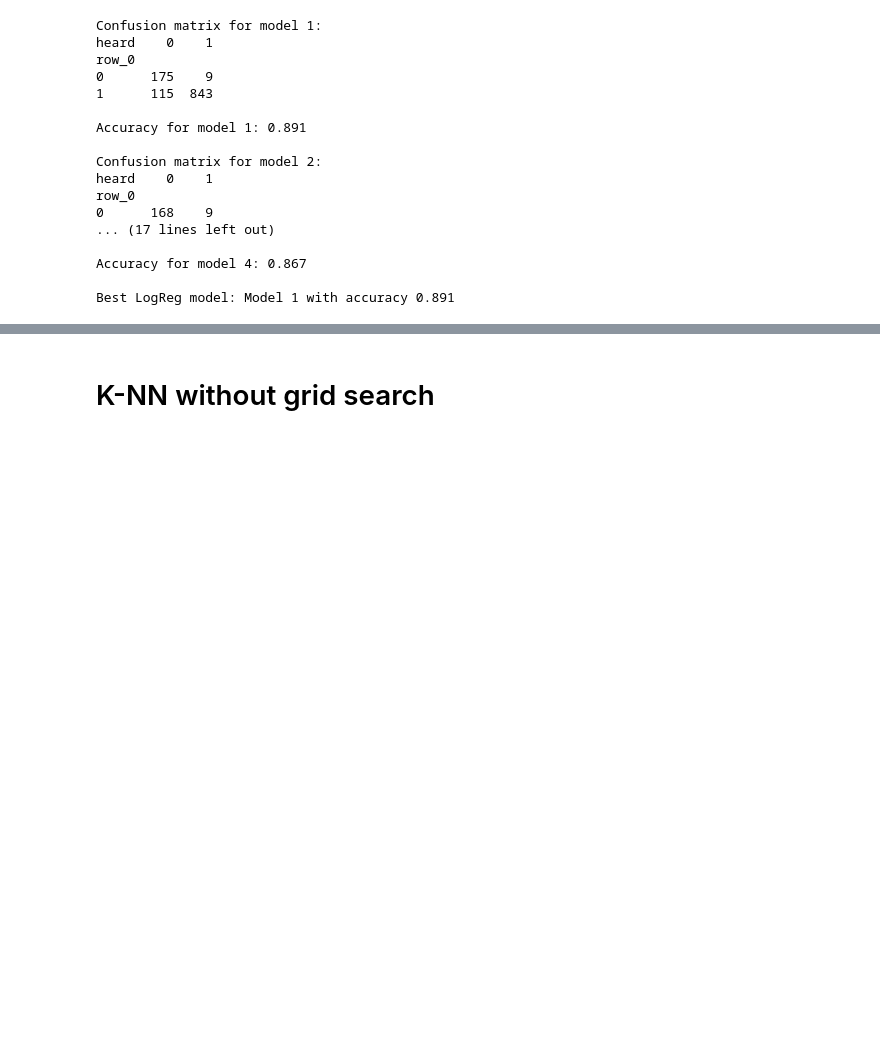
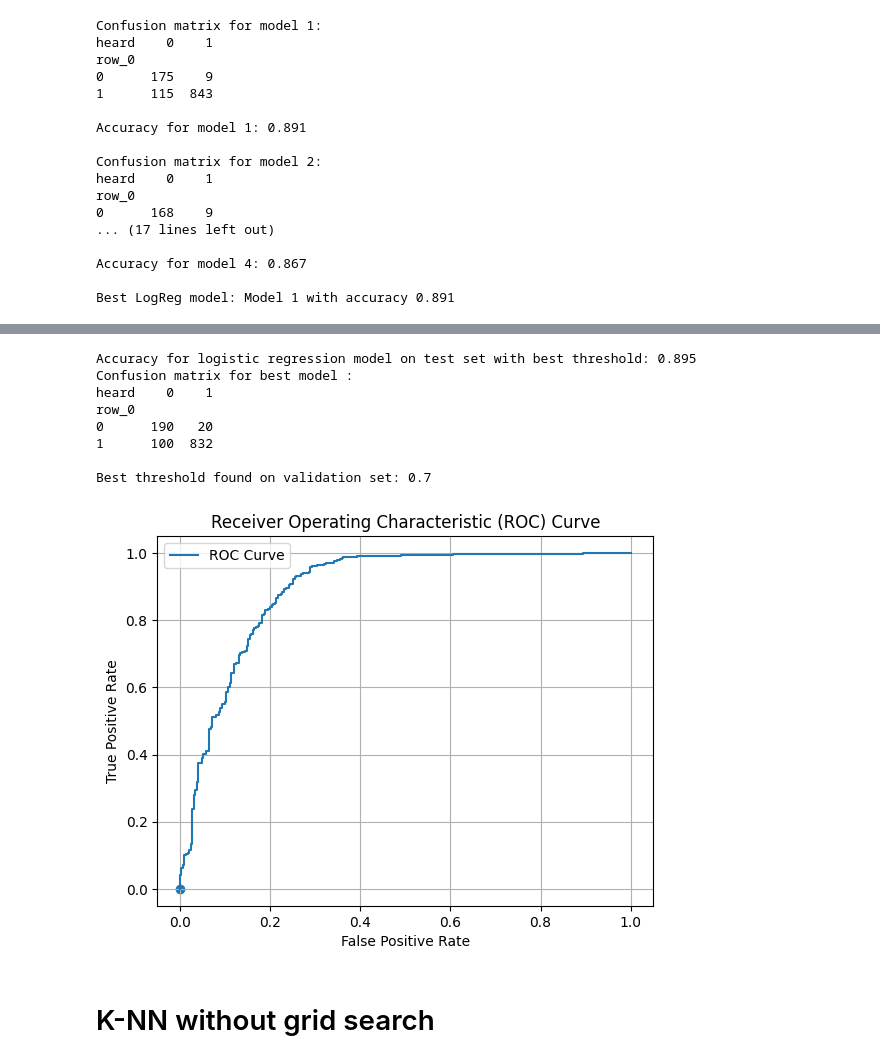
Before and after one commit to elisehammarstrom/statistical_machine_learning, a Jupyter notebook: sml_exploration.ipynb, the cells around one changed output, grey strips where cells are left out. Cells and saved outputs as stored; diff of their text form; code cells hidden in the pictures; blank space fills up the shorter version.

```diff
--- a/sml_exploration.ipynb
+++ b/sml_exploration.ipynb
@@ -487,7 +464,7 @@ from sklearn.linear_model import LogisticRegression
 
 #-------------------------------------------------------------------Grid Search for optimal Logistic Regression model---------------------------------------------------------------
 
-# Define which parameters to search over, lägg till threshold och se hur det påverkar
+# Define which parameters to search over
 grid_parameters = {
     'solver': ['lbfgs', 'liblinear', 'sag', 'saga'],
     'C': [5, 10, 15],
@@ -498,10 +475,10 @@ grid_parameters = {
 #  logistic regression classifier
 log_reg = LogisticRegression()
 
-# Do grid search with cross-validation, train model for 2 different subsets and test it, based on accuracy, pararell runs to minimize run time
+# Grid search with cross-validation, train model for 2 different subsets and test it, based on accuracy, pararell runs to minimize run time
 grid_search = GridSearchCV(estimator=log_reg,  param_grid=grid_parameters, cv=3, scoring='roc_auc', n_jobs = -1)
 
-grid_search.fit(X_train, y_train)
+grid_search.fit(X_train, y_train) #train the model on all grid paramaters
 
 # Get best parameters and best score
 tuned_parameters = grid_search.best_params_
@@ -511,18 +488,19 @@ print("Best Hyper parameters:", tuned_parameters)
 print(f"Best Score for traning data:, {best_score:.3f}")
 
 #takes the best estimator for the model
-best_reglog_model = grid_search.best_estimator_
+best_logreg_model = grid_search.best_estimator_
 
-best_reglog_model.fit(X_train, y_train)
+best_logreg_model.fit(X_train, y_train) #train model on best parameters
+
 
 #predict X_test for best estimator
-logreg_grid_pred = best_reglog_model.predict_proba(X_test) # predicts X test values
-pred_logreg_grid = np.where(logreg_grid_pred[:, 0] >= 0.4, 0, 1) #om ändra till 0.4, får bättre resultat
+logreg_grid_pred = best_logreg_model.predict_proba(X_test) # predicts X test values
+predicted_logreg_grid = np.where(logreg_grid_pred[:, 0] >= 0.5, 0, 1) # #0 is not heard, 1 is heard
 
 
-acc_logreg_grid = np.mean(pred_logreg_grid == y_test) #accuracy for logistic reg model from grid search
+acc_logreg_grid = np.mean(predicted_logreg_grid == y_test) #accuracy for logistic reg model from grid search
 
-print(f"Confusion matrix for best model :\n{pd.crosstab(pred_logreg_grid, y_test)}\n")
+print(f"Confusion matrix for best model :\n{pd.crosstab(predicted_logreg_grid, y_test)}\n")
 print(f"Best Logistic regression prediction accuracy with Grid search: {acc_logreg_grid:.3f}")
 # %% [output]
 Best Hyper parameters: {'C': 15, 'max_iter': 3000, 'solver': 'lbfgs', 'tol': 0.001}
@@ -568,3 +515,49 @@ AUC [0.7964424477901895, 0.7964424477901895, 0.7964424477901895, 0.7964424477901
+# %%
+from sklearn.metrics import roc_auc_score
+from sklearn.metrics import roc_curve
+#-----------------------------------------------------------How the threshold value affects the ROC-----------------------------------------------------------------------------
+threshold_values = [0.3, 0.4, 0.5, 0.6, 0.7] #Different threshold values
+best_score = 0
+
+for threshold in threshold_values:
+    predicted_logreg_threshold = (logreg_grid_pred[:, 1] >= threshold).astype(int) #creats boolean array and converts it to 0 of 1
+    logreg_score = roc_auc_score(y_test, predicted_logreg_threshold) #takes the ROC score for the different thresholds
+    if logreg_score > best_score: #if the ROC score is better than best_score, replace
+        best_score = logreg_score
+        best_threshold = threshold
+
+# Use the best threshold for predictions on the test data
+logreg_grid_pred_test = best_logreg_model.predict_proba(X_test)
+pred_logreg_grid_test = (logreg_grid_pred_test[:, 1] >= best_threshold).astype(int)
+acc_logreg_grid_test = np.mean(pred_logreg_grid_test == y_test)
+
+print(f"Accuracy for logistic regression model on test set with best threshold: {acc_logreg_grid_test:.3f}")
+print(f"Confusion matrix for best model :\n{pd.crosstab(pred_logreg_grid_test, y_test)}\n")
+print(f"Best threshold found on validation set: {best_threshold}")
+
+fpr, tpr, thresholds = roc_curve(y_test, logreg_grid_pred_test[:, 1]) #takes the false and negative positive and rate
+
+best_threshold_index = np.argmax(thresholds >= best_threshold)
+
+#ROC curve
+plt.plot(fpr, tpr, label='ROC Curve')
+plt.scatter(fpr[best_threshold_index], tpr[best_threshold_index])
+plt.xlabel('False Positive Rate')
+plt.ylabel('True Positive Rate')
+plt.title('Receiver Operating Characteristic (ROC) Curve')
+plt.legend()
+plt.grid(True)
+plt.show()
+# %% [output]
+Accuracy for logistic regression model on test set with best threshold: 0.895
+Confusion matrix for best model :
+heard    0    1
+row_0
+0      190   20
+1      100  832
+
+Best threshold found on validation set: 0.7
+[figure, added]
 # %% [markdown]
 # K-NN without grid search
 # %%
```
Also changed, not shown: parts of 3 cells of this notebook.
